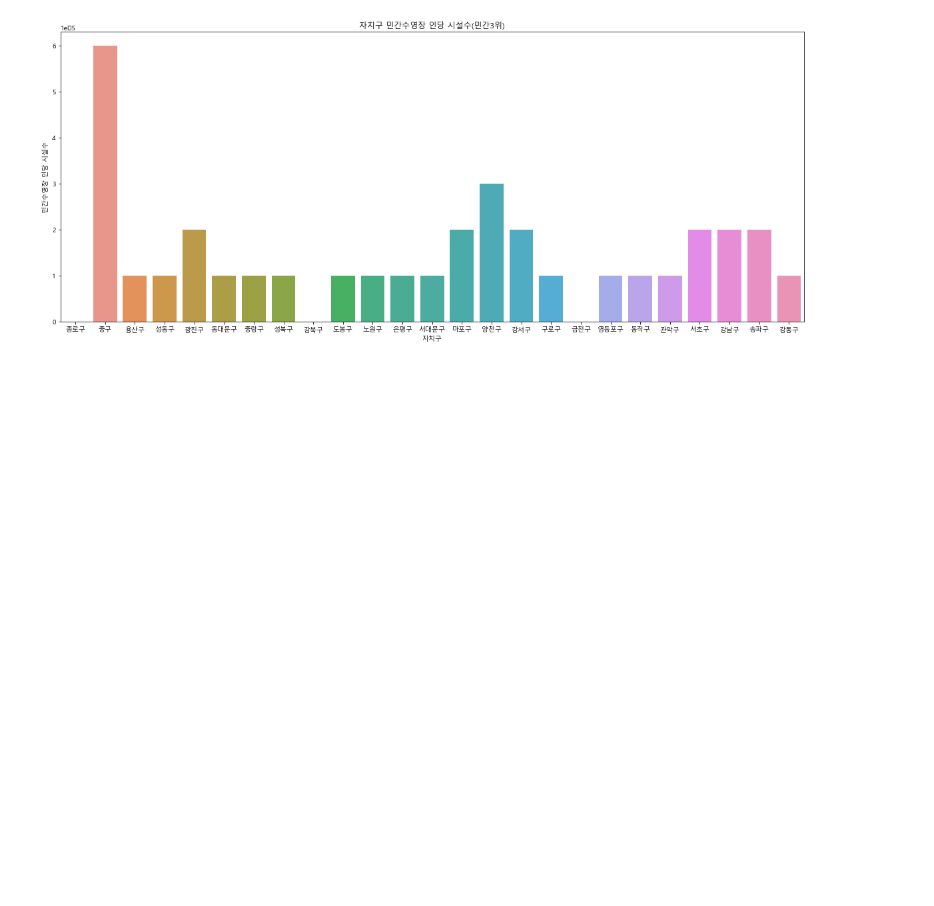
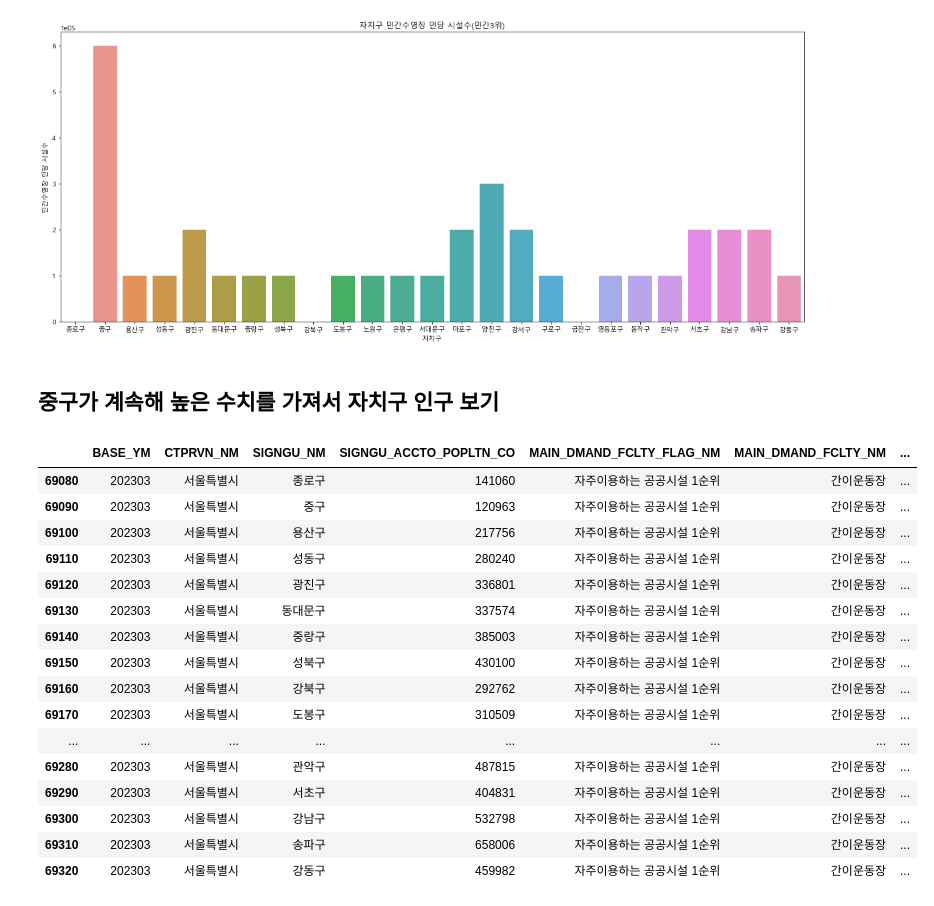
Before and after one commit to morateng/2023_Data_Campus, a Jupyter notebook: 데청캠 프로젝트 eda/data/체육생활이용정보.ipynb, the cells around one changed output. Drawn from its saved outputs; the diff is of its cells as text; code cells hidden in the pictures; blank space fills up the shorter version.

```diff
--- a/데청캠 프로젝트 eda/data/체육생활이용정보.ipynb
+++ b/데청캠 프로젝트 eda/data/체육생활이용정보.ipynb
@@ -348,3 +348,25 @@ plt.title('자치구 민간수영장 인당 시설수(민간3위)')
 # %% [output]
 Text(0.5, 1.0, '자치구 민간수영장 인당 시설수(민간3위)')
 [figure]
+# %% [markdown]
+## 중구가 계속해 높은 수치를 가져서 자치구 인구 보기
+# %%
+df_seoul.loc[69080::10,:]
+# %% [output]
+|  | BASE_YM | CTPRVN_NM | SIGNGU_NM | SIGNGU_ACCTO_POPLTN_CO | MAIN_DMAND_FCLTY_FLAG_NM | MAIN_DMAND_FCLTY_NM | ... |
+| 69080 | 202303 | 서울특별시 | 종로구 | 141060 | 자주이용하는 공공시설 1순위 | 간이운동장 | ... |
+| 69090 | 202303 | 서울특별시 | 중구 | 120963 | 자주이용하는 공공시설 1순위 | 간이운동장 | ... |
+| 69100 | 202303 | 서울특별시 | 용산구 | 217756 | 자주이용하는 공공시설 1순위 | 간이운동장 | ... |
+| 69110 | 202303 | 서울특별시 | 성동구 | 280240 | 자주이용하는 공공시설 1순위 | 간이운동장 | ... |
+| 69120 | 202303 | 서울특별시 | 광진구 | 336801 | 자주이용하는 공공시설 1순위 | 간이운동장 | ... |
+| 69130 | 202303 | 서울특별시 | 동대문구 | 337574 | 자주이용하는 공공시설 1순위 | 간이운동장 | ... |
+| 69140 | 202303 | 서울특별시 | 중랑구 | 385003 | 자주이용하는 공공시설 1순위 | 간이운동장 | ... |
+| 69150 | 202303 | 서울특별시 | 성북구 | 430100 | 자주이용하는 공공시설 1순위 | 간이운동장 | ... |
+| 69160 | 202303 | 서울특별시 | 강북구 | 292762 | 자주이용하는 공공시설 1순위 | 간이운동장 | ... |
+| 69170 | 202303 | 서울특별시 | 도봉구 | 310509 | 자주이용하는 공공시설 1순위 | 간이운동장 | ... |
+| ... | ... | ... | ... | ... | ... | ... | ... |
+| 69280 | 202303 | 서울특별시 | 관악구 | 487815 | 자주이용하는 공공시설 1순위 | 간이운동장 | ... |
+| 69290 | 202303 | 서울특별시 | 서초구 | 404831 | 자주이용하는 공공시설 1순위 | 간이운동장 | ... |
+| 69300 | 202303 | 서울특별시 | 강남구 | 532798 | 자주이용하는 공공시설 1순위 | 간이운동장 | ... |
+| 69310 | 202303 | 서울특별시 | 송파구 | 658006 | 자주이용하는 공공시설 1순위 | 간이운동장 | ... |
+| 69320 | 202303 | 서울특별시 | 강동구 | 459982 | 자주이용하는 공공시설 1순위 | 간이운동장 | ... |
```
Also changed, not shown: parts of 2 cells of this notebook, 2 other files.
